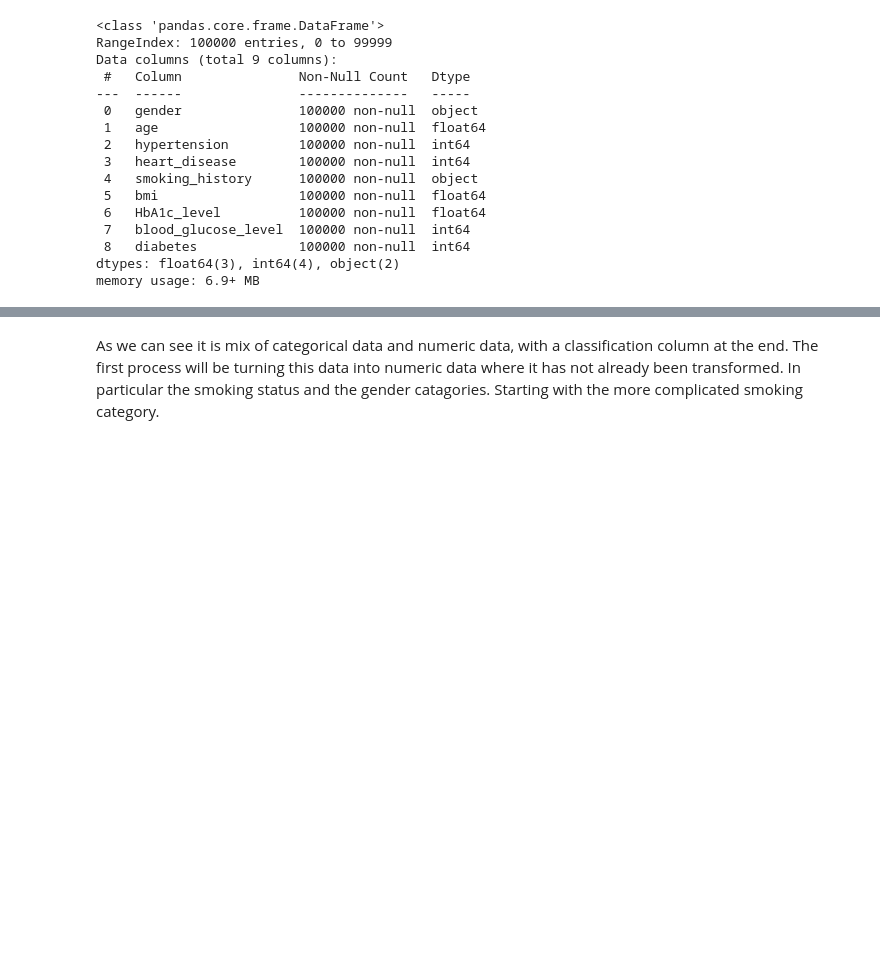
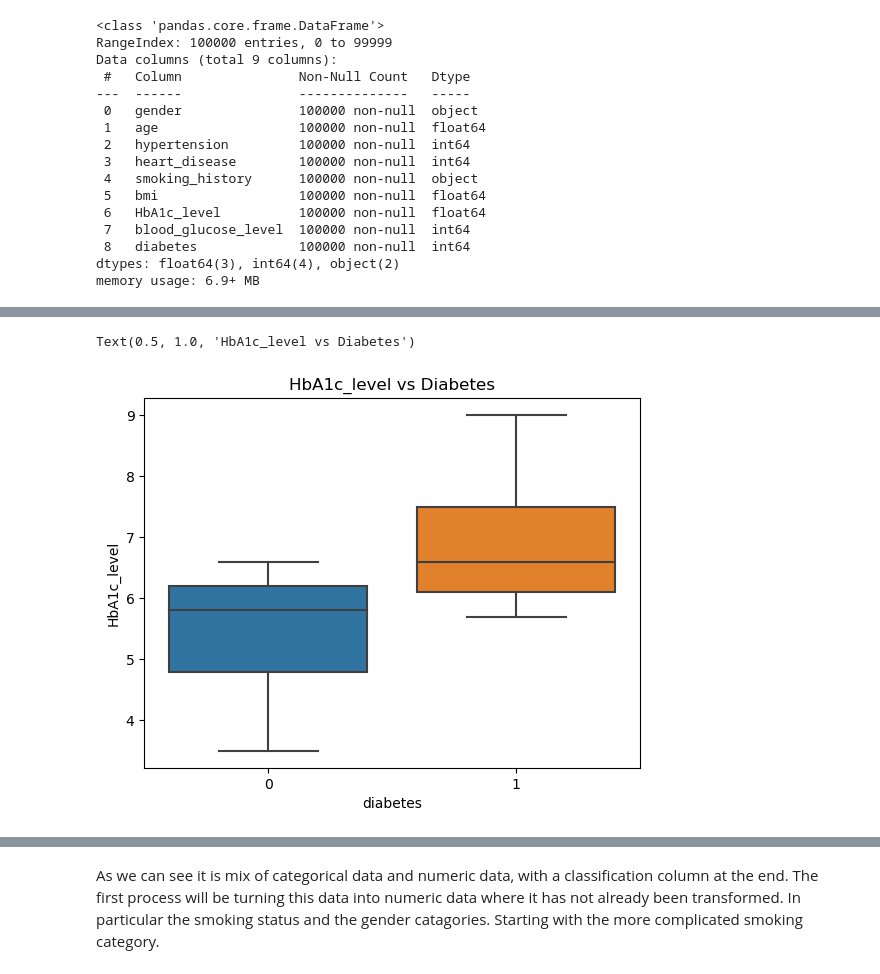
Before and after one commit to suf102/Data-and-Machine-Learning-Portfolio, a Jupyter notebook: Projects/Diabeties_detection/Diabeties_detection.ipynb, the cells around one changed output, grey strips where cells are left out. Cells and saved outputs as stored; diff of their text form; code cells hidden in the pictures; blank space fills up the shorter version.

```diff
--- a/Projects/Diabeties_detection/Diabeties_detection.ipynb
+++ b/Projects/Diabeties_detection/Diabeties_detection.ipynb
@@ -69 +86,7 @@ The next stage is some data visualization, here I will go ahead and plot some of
+# %%
+ax = sns.boxplot(data = df , x= 'diabetes', y = 'HbA1c_level')
+plt.title('HbA1c_level vs Diabetes')
+# %% [output]
+Text(0.5, 1.0, 'HbA1c_level vs Diabetes')
+[figure, added]
 # %%
```
Also changed, not shown: parts of 40 cells of this notebook, 1 other file.
